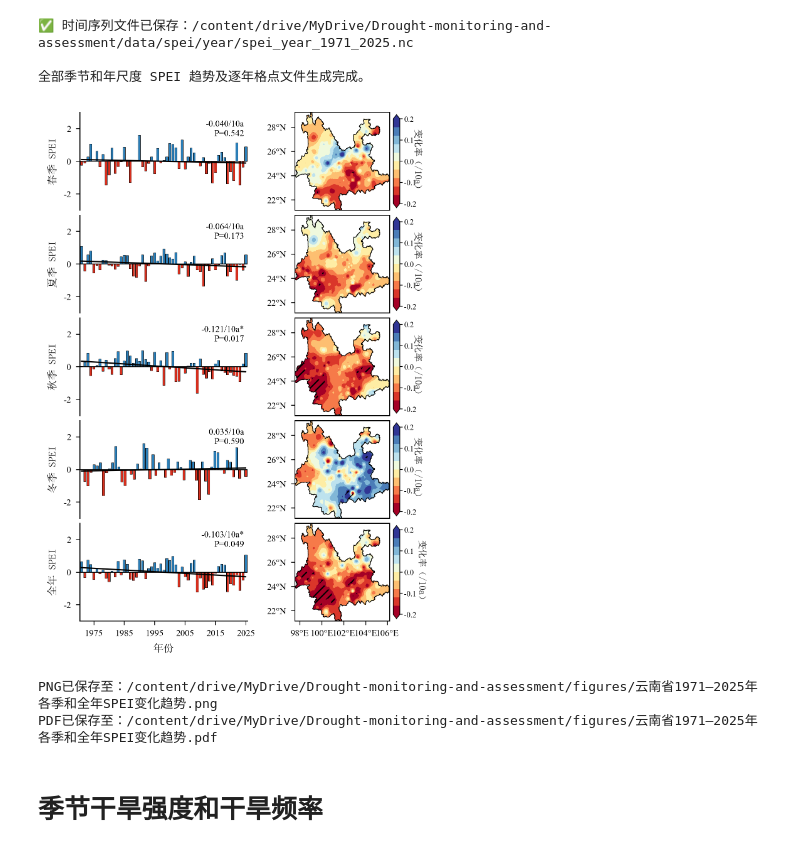
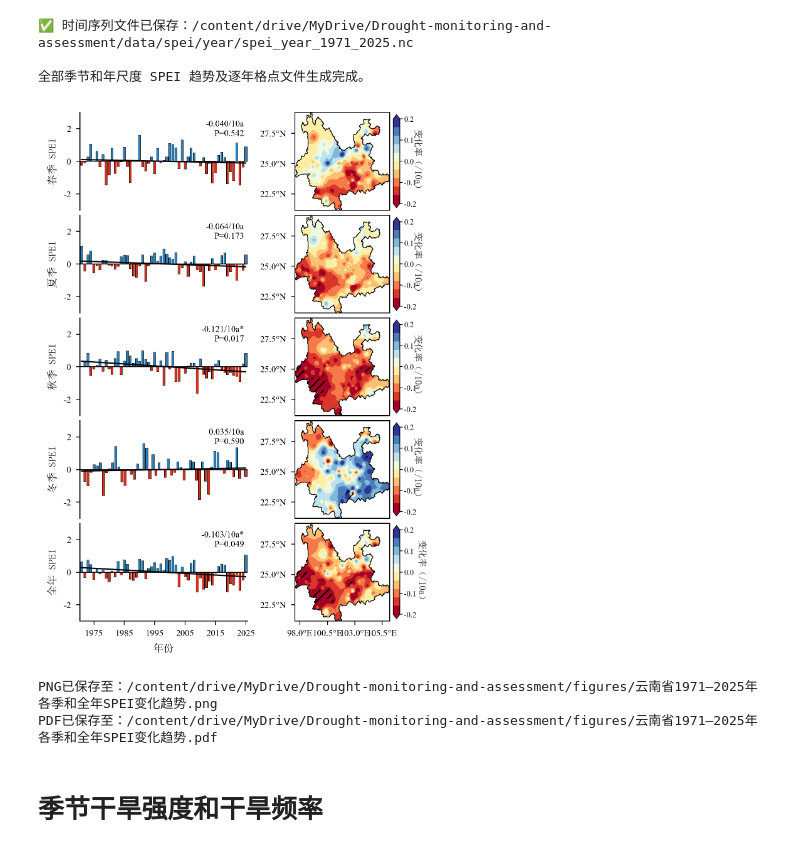
Before and after one commit to hongxu-yn/Drought-monitoring-and-assessment, a Jupyter notebook: src/气象干旱时空格局.ipynb, the cells around one changed output. Saved outputs shown, nothing was run; the diff lists cells and outputs as text; code cells hidden in the pictures.

```diff
--- a/src/气象干旱时空格局.ipynb
+++ b/src/气象干旱时空格局.ipynb
@@ -1107,23 +1166,6 @@ trend_file_map = {
     "winter": trend_dir / f"spei_trend_winter_{startyear}_{endyear-1}.nc",
     "year":   trend_dir / f"spei_trend_year_{startyear}_{endyear}.nc",
 }
-
-
-# =====================================================
-# 2. 研究区边界
-# =====================================================
-gdf = gdf.copy()
-
-if gdf.crs is None:
-    gdf = gdf.set_crs("EPSG:4326")
-else:
-    gdf = gdf.to_crs("EPSG:4326")
-
-minx, miny, maxx, maxy = gdf.total_bounds
-extent = [minx, maxx, miny, maxy]
-
-xticks = [98, 100, 102, 104, 106]
-yticks = [22, 24, 26, 28]
 
 
 # =====================================================
@@ -1254,10 +1296,10 @@ def style_map_axis(ax, i):
     ax.set_yticks(yticks, crs=ccrs.PlateCarree())
 
     ax.xaxis.set_major_formatter(
-        LongitudeFormatter(number_format=".0f", degree_symbol="°")
+        LongitudeFormatter(number_format=".1f", degree_symbol="°")
     )
     ax.yaxis.set_major_formatter(
-        LatitudeFormatter(number_format=".0f", degree_symbol="°")
+        LatitudeFormatter(number_format=".1f", degree_symbol="°")
     )
 
     # 仅最后一行显示经度刻度标签
@@ -1501,38 +1543,34 @@ for i, season in enumerate(seasons):
             transform=ccrs.PlateCarree(),
             zorder=4
         )
 
         gdf.boundary.plot(
             ax=ax_map,
             transform=ccrs.PlateCarree(),
             color="black",
             linewidth=0.5,
             zorder=5
         )
 
         style_map_axis(ax_map, i)
         add_single_colorbar(fig, ax_map, im)
 
     else:
         ax_map.set_visible(False)
         print(f"缺少文件：{trend_fp}")
 
-
-# =====================================================
-# 8. 保存
-# =====================================================
 out_png = fig_dir / f"云南省{startyear}—{endyear}年各季和全年SPEI变化趋势.png"
 out_pdf = fig_dir / f"云南省{startyear}—{endyear}年各季和全年SPEI变化趋势.pdf"
 
 fig.savefig(out_png, dpi=300, bbox_inches="tight")
 fig.savefig(out_pdf, dpi=300, bbox_inches="tight")
 
 plt.show()
 
 print(f"PNG已保存至：{out_png}")
 print(f"PDF已保存至：{out_pdf}")
 # %% [output]
-[figure, old version]
+[figure, new version]
 PNG已保存至：/content/drive/MyDrive/Drought-monitoring-and-assessment/figures/云南省1971—2025年各季和全年SPEI变化趋势.png
 PDF已保存至：/content/drive/MyDrive/Drought-monitoring-and-assessment/figures/云南省1971—2025年各季和全年SPEI变化趋势.pdf
 # %% [markdown]
```
Also changed, not shown: parts of 20 cells of this notebook.
